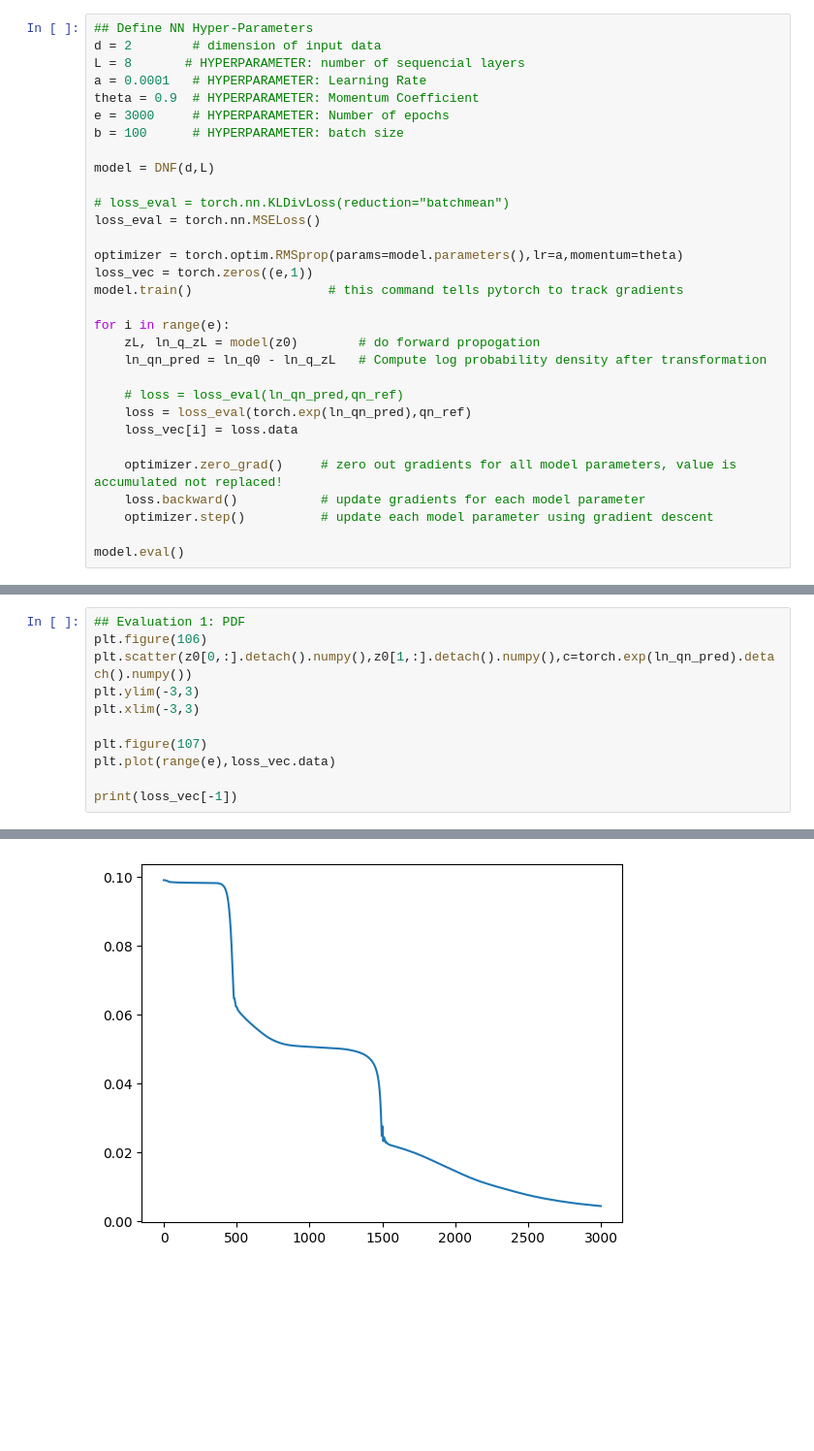
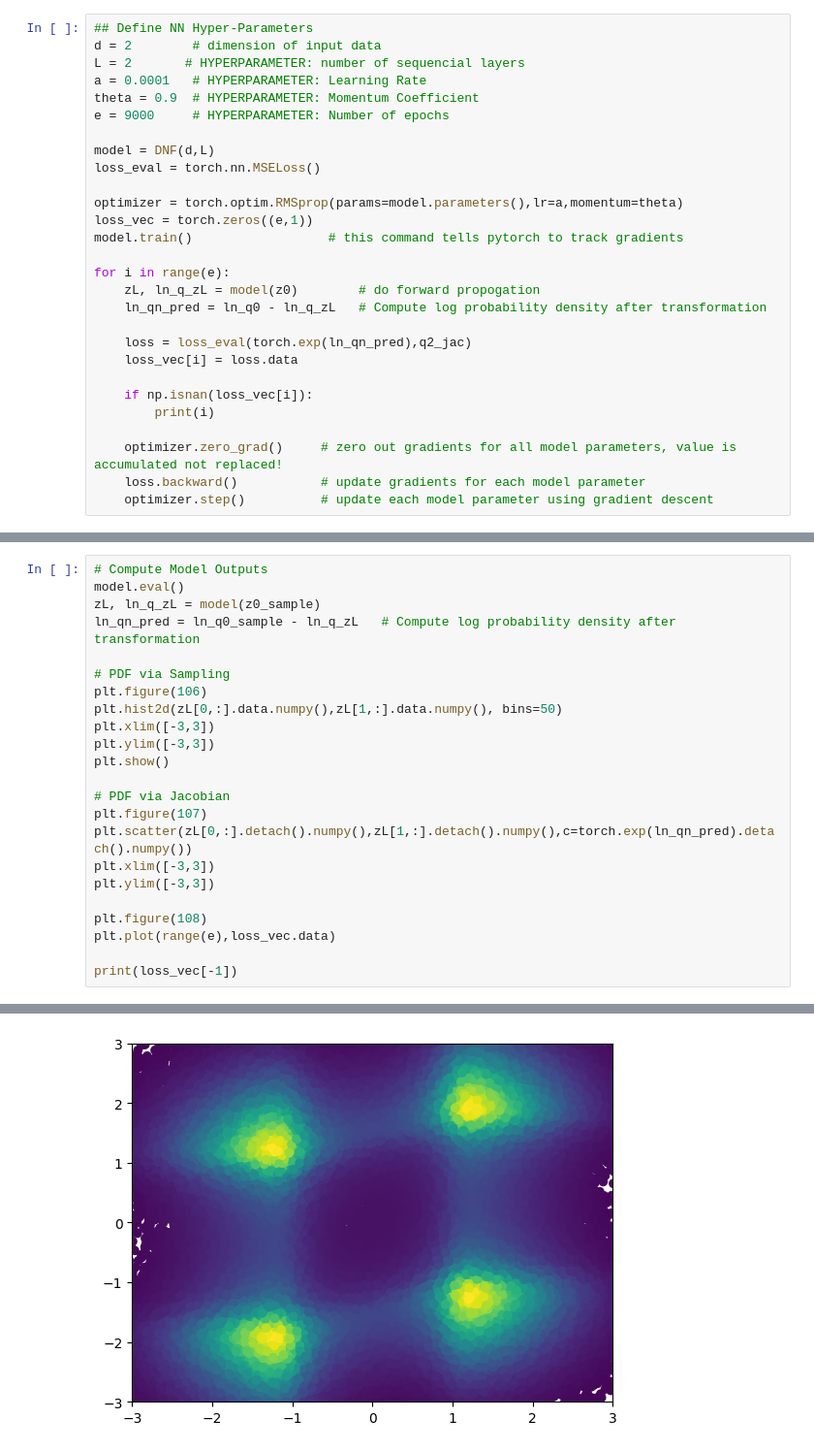
Before and after one commit to invertedparadox/ECE50024_Group9, a Jupyter notebook: Testing Playground/Demetrius_DNF.ipynb, the cells around one changed output, grey strips where cells are left out. Shown at 97% size. Drawn from its saved outputs; the diff is of its cells as text; blank space fills up the shorter version.

```diff
--- a/Testing Playground/Demetrius_DNF.ipynb
+++ b/Testing Playground/Demetrius_DNF.ipynb
@@ -133,15 +159,12 @@ class DNF(torch.nn.Module): # torch only tracks parameters with autograd when re
 # %%
 ## Define NN Hyper-Parameters
 d = 2        # dimension of input data
-L = 8       # HYPERPARAMETER: number of sequencial layers
+L = 2       # HYPERPARAMETER: number of sequencial layers
 a = 0.0001   # HYPERPARAMETER: Learning Rate
 theta = 0.9  # HYPERPARAMETER: Momentum Coefficient
-e = 3000     # HYPERPARAMETER: Number of epochs
-b = 100      # HYPERPARAMETER: batch size
+e = 9000     # HYPERPARAMETER: Number of epochs
 
 model = DNF(d,L)
-
-# loss_eval = torch.nn.KLDivLoss(reduction="batchmean")
 loss_eval = torch.nn.MSELoss()
 
 optimizer = torch.optim.RMSprop(params=model.parameters(),lr=a,momentum=theta)
@@ -152,12 +175,12 @@ for i in range(e):
     zL, ln_q_zL = model(z0)        # do forward propogation
     ln_qn_pred = ln_q0 - ln_q_zL   # Compute log probability density after transformation
 
-    # loss = loss_eval(ln_qn_pred,qn_ref)
-    loss = loss_eval(torch.exp(ln_qn_pred),qn_ref)
+    loss = loss_eval(torch.exp(ln_qn_pred),q2_jac)
     loss_vec[i] = loss.data
+
+    if np.isnan(loss_vec[i]):
+        print(i)
 
     optimizer.zero_grad()     # zero out gradients for all model parameters, value is accumulated not replaced!
     loss.backward()           # update gradients for each model parameter
     optimizer.step()          # update each model parameter using gradient descent
-
-model.eval()
@@ -170,11 +199,23 @@ DNF(
 # %%
-## Evaluation 1: PDF
+# Compute Model Outputs
+model.eval()
+zL, ln_q_zL = model(z0_sample)
+ln_qn_pred = ln_q0_sample - ln_q_zL   # Compute log probability density after transformation
+
+# PDF via Sampling
 plt.figure(106)
-plt.scatter(z0[0,:].detach().numpy(),z0[1,:].detach().numpy(),c=torch.exp(ln_qn_pred).detach().numpy())
-plt.ylim(-3,3)
-plt.xlim(-3,3)
+plt.hist2d(zL[0,:].data.numpy(),zL[1,:].data.numpy(), bins=50)
+plt.xlim([-3,3])
+plt.ylim([-3,3])
+plt.show()
 
+# PDF via Jacobian
 plt.figure(107)
+plt.scatter(zL[0,:].detach().numpy(),zL[1,:].detach().numpy(),c=torch.exp(ln_qn_pred).detach().numpy())
+plt.xlim([-3,3])
+plt.ylim([-3,3])
+
+plt.figure(108)
 plt.plot(range(e),loss_vec.data)
 
 print(loss_vec[-1])
@@ -184 +225 @@ tensor([0.0044])
-[figure, old version]
+[figure, new version]
```
Also changed, not shown: parts of 8 cells of this notebook.
